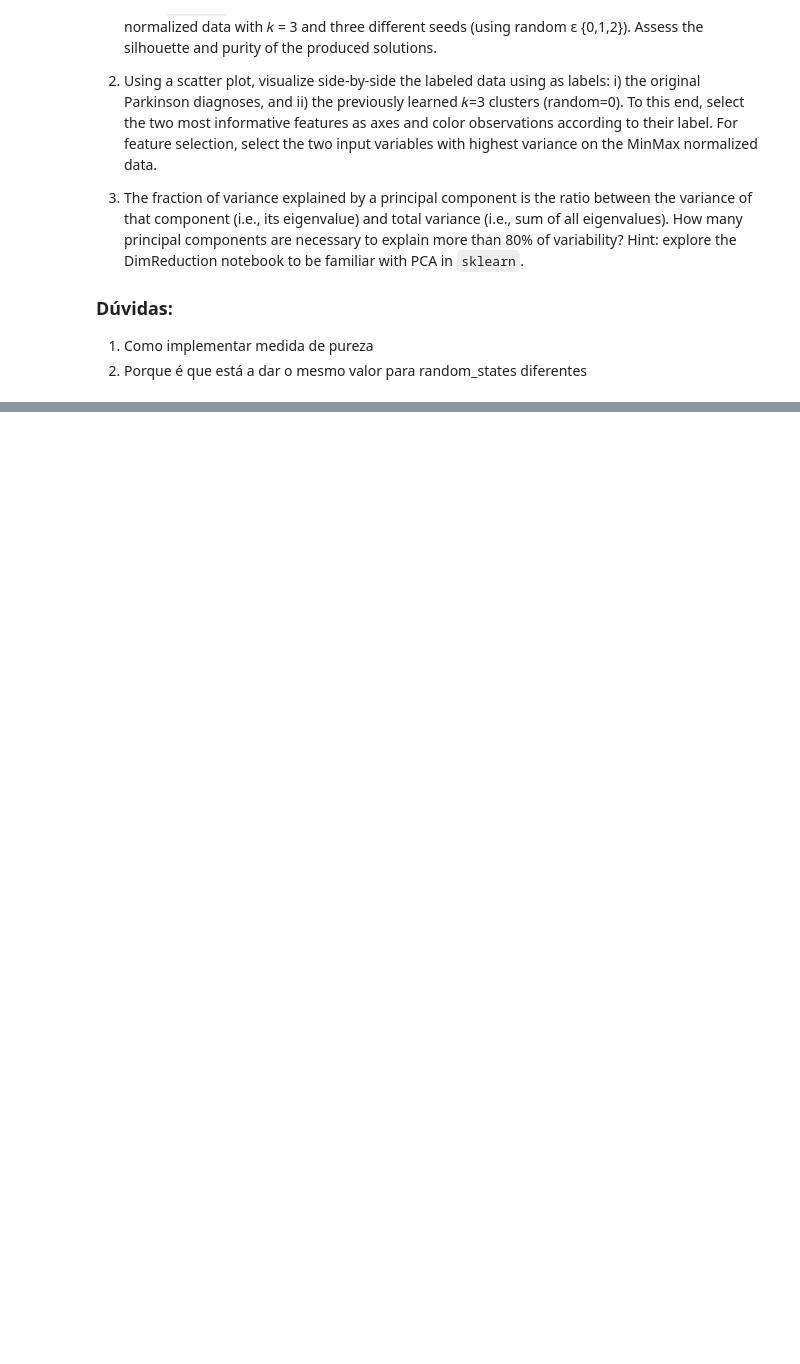
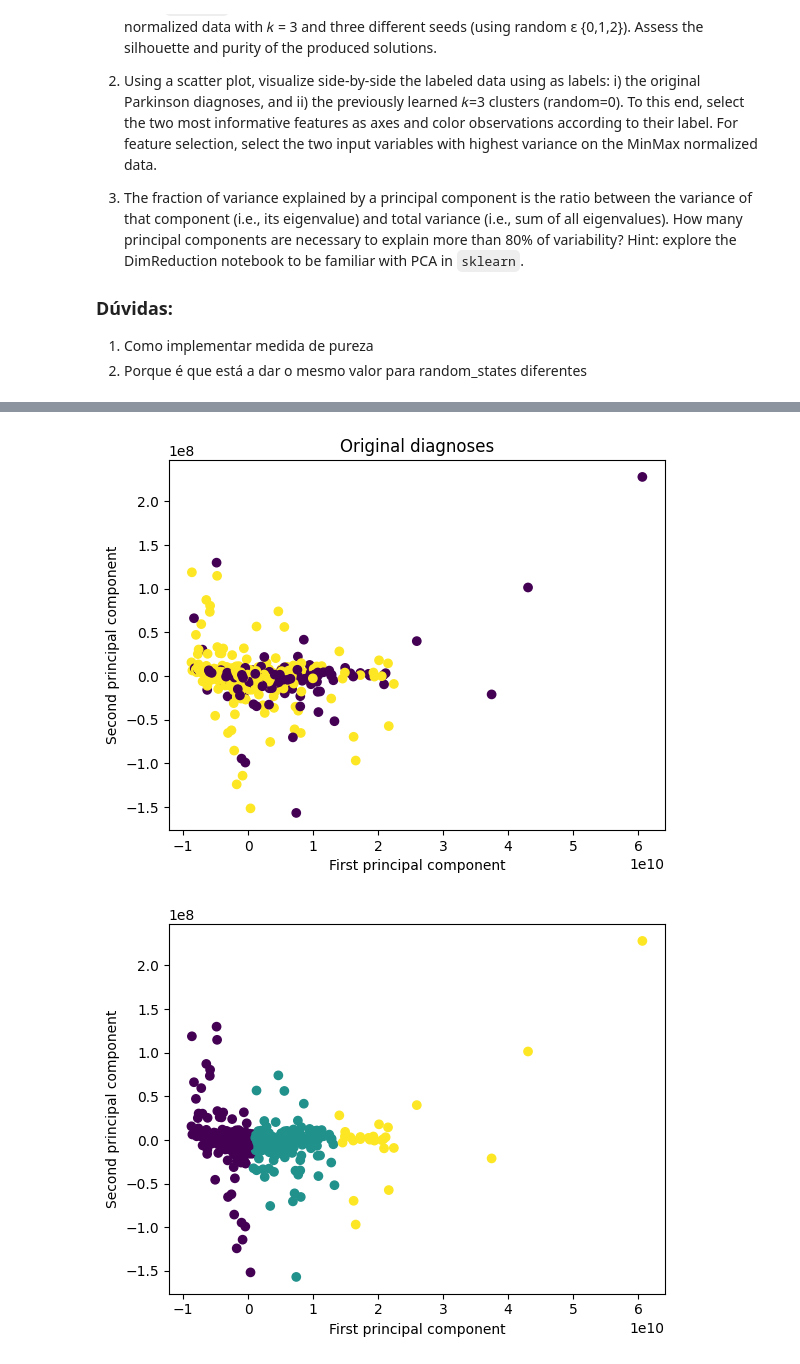
Before and after one commit to jjasferreira/data-exploration-py, a Jupyter notebook: hw04/hw04.ipynb, the cells around one changed output, grey strips where cells are left out. Cells and saved outputs as stored; diff of their text form; code cells hidden in the pictures; blank space fills up the shorter version.

```diff
--- a/hw04/hw04.ipynb
+++ b/hw04/hw04.ipynb
@@ -70,0 +88,43 @@ Silhouette score for iteration 2 is 0.6061811635543624
+# %%
+import pandas as pd
+import numpy as np
+from scipy.io.arff import loadarff
+from sklearn.preprocessing import LabelEncoder
+from sklearn.preprocessing import MinMaxScaler
+from sklearn.metrics import silhouette_score
+from sklearn.cluster import KMeans
+from sklearn.decomposition import PCA
+from sklearn import metrics
+import matplotlib.pyplot as plt
+
+
+# Read the ARFF file and separate input from output data, to encode as numeric
+data = loadarff('pd_speech.arff')
+df = pd.DataFrame(data[0])
+X = df.drop('class', axis=1)
+scaler = MinMaxScaler()
+scaler.fit_transform(X)
+truth = np.array(LabelEncoder().fit_transform(df['class']))
+
+# Determine the two most informative features
+pca = PCA(n_components=2)
+pca.fit(X)
+X_pca = pca.transform(X)
+
+# Plot the original diagnoses
+plt.scatter(X_pca[:, 0], X_pca[:, 1], c=truth, cmap='viridis')
+plt.xlabel('First principal component')
+plt.ylabel('Second principal component')
+plt.title('Original diagnoses')
+plt.show()
+
+kmeans = KMeans(n_clusters=3, random_state=0).fit(X)
+klabels = kmeans.labels_
+
+plt.scatter(X_pca[:, 0], X_pca[:, 1], c=klabels, cmap='viridis')
+plt.xlabel('First principal component')
+plt.ylabel('Second principal component')
+plt.show()
+# %% [output]
+[figure, added]
+[figure, added]
```
Also changed, not shown: parts of 5 cells of this notebook.
